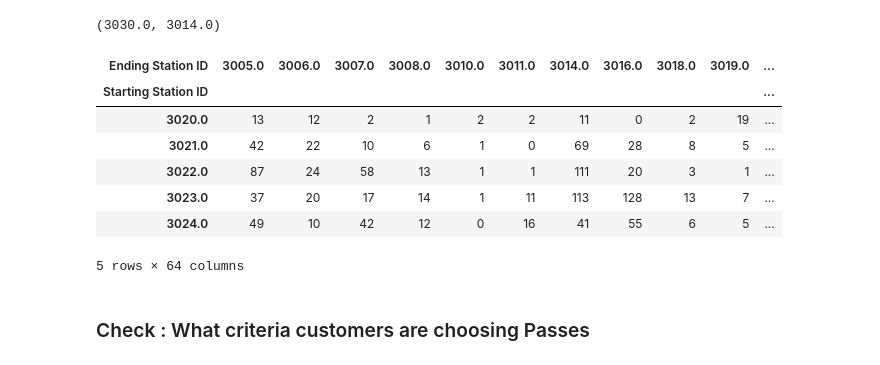
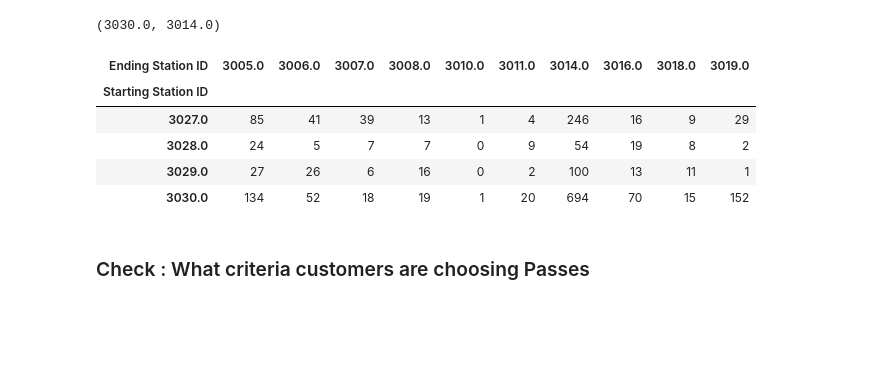
Before and after one commit to yyul10/LA_metro_bike_relocation, a Jupyter notebook: LA_metro_bike-relocation.ipynb, the cells around one changed output. Saved outputs shown, nothing was run; the diff lists cells and outputs as text; code cells hidden in the pictures; blank space fills up the shorter version.

```diff
--- a/LA_metro_bike-relocation.ipynb
+++ b/LA_metro_bike-relocation.ipynb
@@ -84,16 +84,14 @@ temp.stack().index[np.argmax(temp.values)]
 # %% [output]
 (3030.0, 3014.0)
 # %%
-temp.iloc[10:15,:70] # The most popular trip counts
+temp.iloc[17:21,:10] # The most popular trip counts
 # %% [output]
-| Ending Station ID | 3005.0 | 3006.0 | 3007.0 | 3008.0 | 3010.0 | 3011.0 | 3014.0 | 3016.0 | 3018.0 | 3019.0 | ... |
-| Starting Station ID |  |  |  |  |  |  |  |  |  |  | ... |
-| 3020.0 | 13 | 12 | 2 | 1 | 2 | 2 | 11 | 0 | 2 | 19 | ... |
-| 3021.0 | 42 | 22 | 10 | 6 | 1 | 0 | 69 | 28 | 8 | 5 | ... |
-| 3022.0 | 87 | 24 | 58 | 13 | 1 | 1 | 111 | 20 | 3 | 1 | ... |
-| 3023.0 | 37 | 20 | 17 | 14 | 1 | 11 | 113 | 128 | 13 | 7 | ... |
-| 3024.0 | 49 | 10 | 42 | 12 | 0 | 16 | 41 | 55 | 6 | 5 | ... |
+| Ending Station ID | 3005.0 | 3006.0 | 3007.0 | 3008.0 | 3010.0 | 3011.0 | 3014.0 | 3016.0 | 3018.0 | 3019.0 |
+| Starting Station ID |  |  |  |  |  |  |  |  |  |  |
+| 3027.0 | 85 | 41 | 39 | 13 | 1 | 4 | 246 | 16 | 9 | 29 |
+| 3028.0 | 24 | 5 | 7 | 7 | 0 | 9 | 54 | 19 | 8 | 2 |
+| 3029.0 | 27 | 26 | 6 | 16 | 0 | 2 | 100 | 13 | 11 | 1 |
+| 3030.0 | 134 | 52 | 18 | 19 | 1 | 20 | 694 | 70 | 15 | 152 |
-5 rows × 64 columns
 # %% [markdown]
 ### Check : What criteria customers are choosing Passes
 # %%
```
Also changed, not shown: parts of 23 cells of this notebook.
